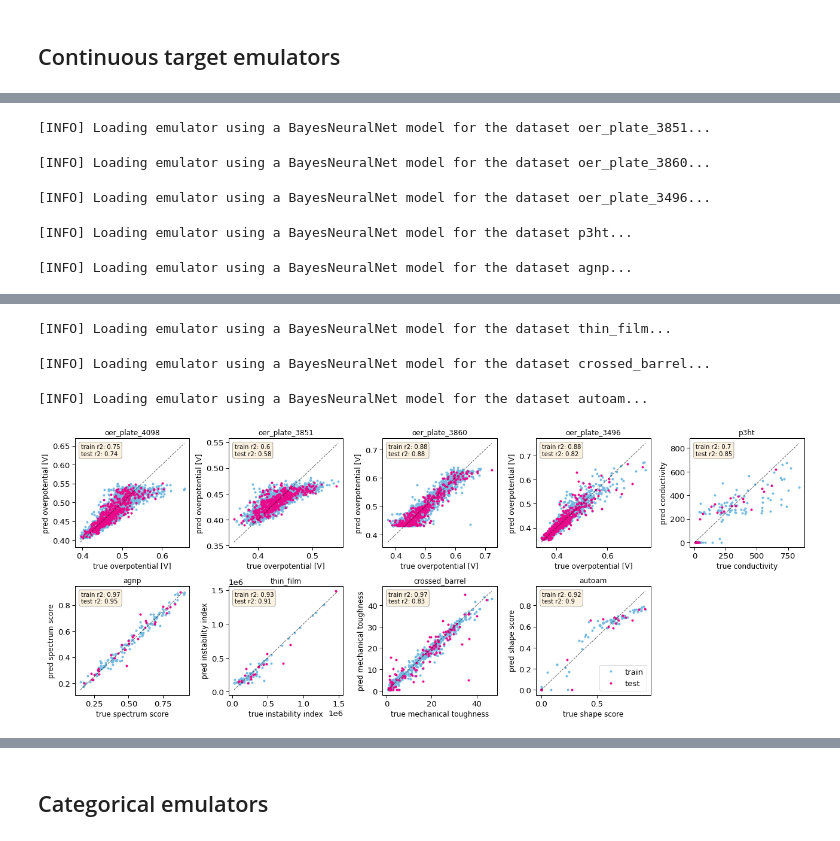
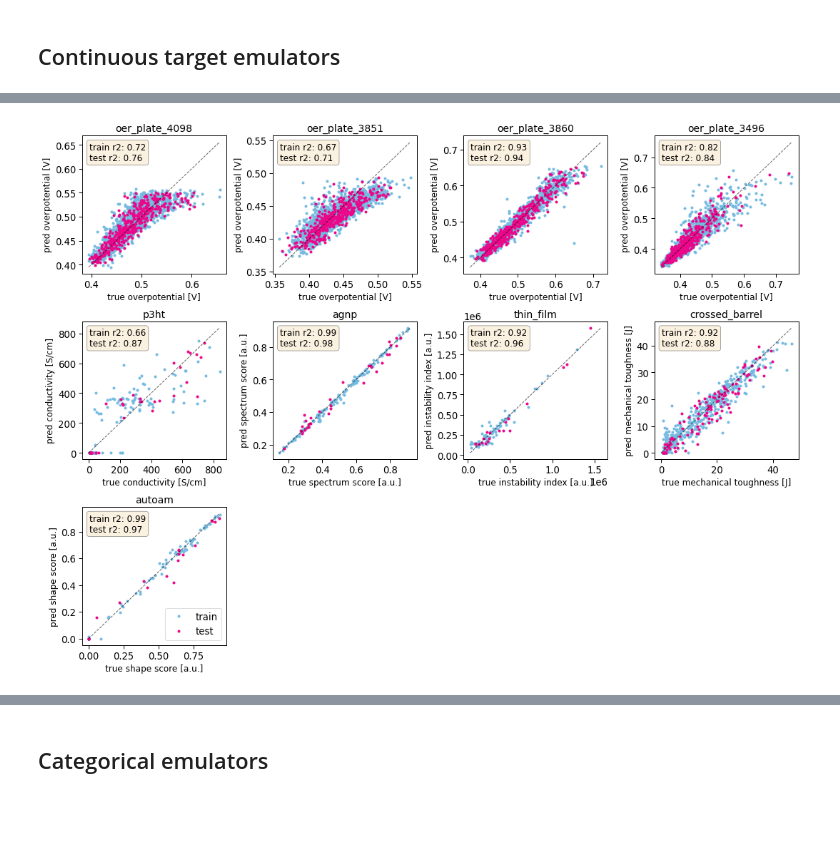
Before and after one commit to aspuru-guzik-group/olympus, a Jupyter notebook: case_studies/train_emulators/plot_emulator_performance.ipynb, the cells around one changed output, grey strips where cells are left out. Cells and saved outputs as stored; diff of their text form; code cells hidden in the pictures; blank space fills up the shorter version.

```diff
--- a/case_studies/train_emulators/plot_emulator_performance.ipynb
+++ b/case_studies/train_emulators/plot_emulator_performance.ipynb
@@ -193,23 +139,26 @@ from sklearn.metrics import r2_score
 # %%
 # make plots for single objective datasets
 
-fig, axes = plt.subplots(2, 5, figsize=(18, 7))
+fig, axes = plt.subplots(3, 4, figsize=(15, 11), sharex=False, sharey=False)
 axes = axes.flatten()
 
 for ix, dataset_name in enumerate(dataset_names):
     if 'suzuki_' not in dataset_name:
 
-        em = Emulator(dataset=dataset_name, model='BayesNeuralNet')
-#         test_indices = res[dataset_name]['all_test_indices'][dataset_best_ixs[dataset_name]]
-#         d.create_train_validate_test_splits(test_indices=test_indices)
+#         em = Emulator(dataset=dataset_name, model='BayesNeuralNet')
+# #         test_indices = res[dataset_name]['all_test_indices'][dataset_best_ixs[dataset_name]]
+# #         d.create_train_validate_test_splits(test_indices=test_indices)
+
+        em = load_emulator(f'emulators_cont/emulator_{dataset_name}_BayesNeuralNet')
+        dataset = Dataset(kind=dataset_name)
 
         train_params = em.dataset.train_set_features.to_numpy()
         train_values = em.dataset.train_set_targets.to_numpy()
         test_params  = em.dataset.test_set_features.to_numpy()
         test_values  = em.dataset.test_set_targets.to_numpy()
 
-        train_preds = em.run(train_params, num_samples=50)
-        test_preds  = em.run(test_params, num_samples=50)
+        train_preds, _, __ = em.run(train_params, num_samples=50)
+        test_preds, _, __  = em.run(test_params, num_samples=50)
 
 
         train_r2 = round(r2_score(train_values, train_preds), 2)
@@ -256,7 +205,7 @@ for ix, dataset_name in enumerate(dataset_names):
             0.95,
             str_,
             transform=axes[ix].transAxes,
-            fontsize=10,
+            fontsize=12,
             verticalalignment='top',
             bbox=props,
         )
@@ -265,8 +214,10 @@ for ix, dataset_name in enumerate(dataset_names):
     else:
         pass
 
-axes[-2].legend(loc='lower right')
+axes[-4].legend(loc='lower right')
 axes[-1].axis('off')
+axes[-2].axis('off')
+axes[-3].axis('off')
 
 plt.tight_layout()
 plt.savefig('emualtors_single_obj_pairity.png', dpi=400)
@@ -275,5 +226,0 @@ plt.savefig('emualtors_single_obj_pairity.png', dpi=400)
-[INFO] Loading emulator using a BayesNeuralNet model for the dataset oer_plate_3851...
-[INFO] Loading emulator using a BayesNeuralNet model for the dataset oer_plate_3860...
-[INFO] Loading emulator using a BayesNeuralNet model for the dataset oer_plate_3496...
-[INFO] Loading emulator using a BayesNeuralNet model for the dataset p3ht...
-[INFO] Loading emulator using a BayesNeuralNet model for the dataset agnp...
@@ -282,7 +227,4 @@ plt.savefig('emualtors_single_obj_pairity.png', dpi=400)
-[INFO] Loading emulator using a BayesNeuralNet model for the dataset thin_film...
-[INFO] Loading emulator using a BayesNeuralNet model for the dataset crossed_barrel...
-[INFO] Loading emulator using a BayesNeuralNet model for the dataset autoam...
-[figure, old version]
+[figure, new version]
 # %%
 # make plots for multiple objective datasets
 
```
Also changed, not shown: parts of 12 cells of this notebook, 2 other files.
